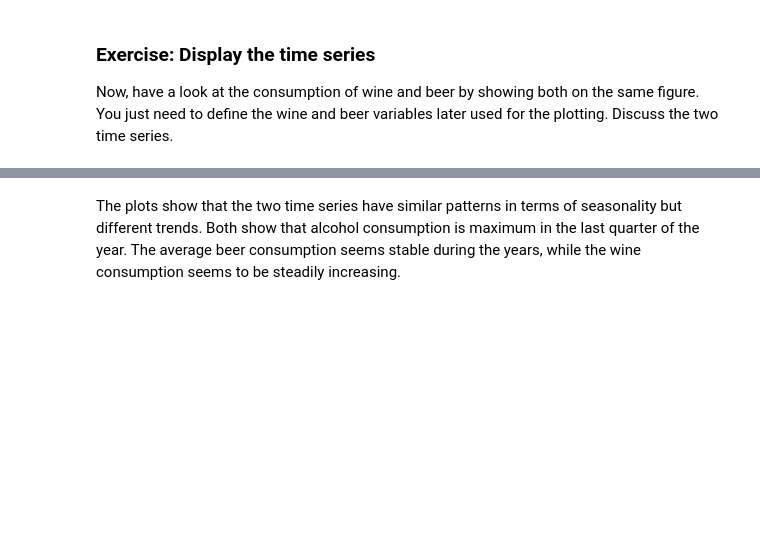
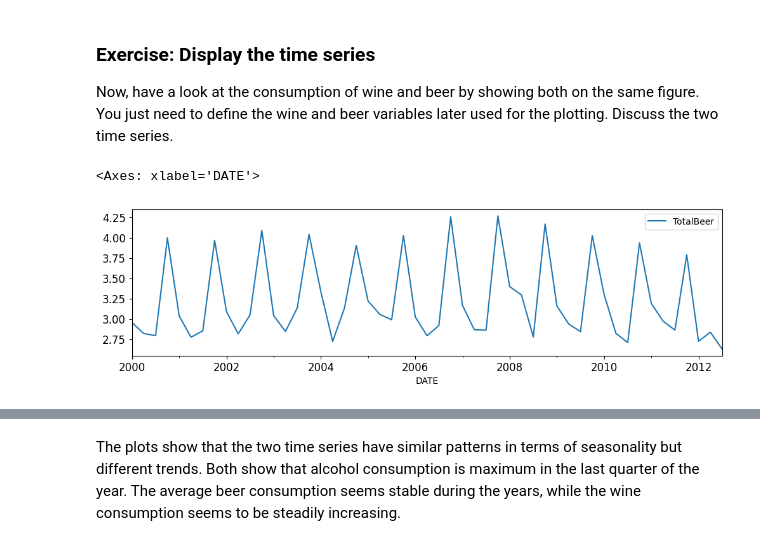
Before and after one commit to RajSubash075/ML-Learning-Hub, a Jupyter notebook: Time series analysis/preprocessing-for-time-series--practical/practicals/time-series-resampling-parsing.ipynb, the cells around one changed output, grey strips where cells are left out. Cells and saved outputs as stored; diff of their text form; code cells hidden in the pictures; blank space fills up the shorter version.

```diff
--- a/Time series analysis/preprocessing-for-time-series--practical/practicals/time-series-resampling-parsing.ipynb
+++ b/Time series analysis/preprocessing-for-time-series--practical/practicals/time-series-resampling-parsing.ipynb
@@ -88,6 +121,24 @@ def parse_quarter(string):
     Converts a string from the format YYYYQN in datetime object at the end of quarter N.
     """
 
+    # Note: you could also just retrieve the first four elements of the string
+    # and the last one... Regex is fun but often not necessary
+    year, qn = re.search(r"^(20[0-9][0-9])(Q[1-4])$", string).group(1, 2)
+
+    # year and qn will be strings, pd.datetime expects integers.
+    year = int(year)
+
+    date = None
+
+    if qn == "Q1":
+        date = pd.Timestamp(year, 3, 31)
+    elif qn == "Q2":
+        date = pd.Timestamp(year, 6, 30)
+    elif qn == "Q3":
+        date = pd.Timestamp(year, 9, 30)
+    else:
+        date = pd.Timestamp(year, 12, 31)
+
     return date
 
 
@@ -99,3 +152,11 @@ print(parse_quarter("2000Q3"))  # should show 2000-09-20 00:00:00
 Pandas can parse dates using a custom made parser such as the one you just defined. For this just specify your function in the `date_parser` option.
 # %%
 # reload the data using your parser, set the index to the date
+alcohol_consumption = pd.read_csv(
+    "data/NZAlcoholConsumption.csv",
+    parse_dates=["DATE"],
+    date_parser=parse_quarter,
+    index_col="DATE",
+)
+alcohol_consumption.sort_index(inplace=True)
+alcohol_consumption.head()
@@ -105,3 +174,7 @@ Pandas can parse dates using a custom made parser such as the one you just defin
 Now, have a look at the consumption of wine and beer by showing both on the same figure. You just need to define the wine and beer variables later used for the plotting. Discuss the two time series.
 # %%
 # Your code here
+alcohol_consumption.plot(y="TotalBeer", figsize=(12, 3), fontsize=12)
+# %% [output]
+<Axes: xlabel='DATE'>
+[figure, added]
```
Also changed, not shown: parts of 13 cells of this notebook, 7 other files.
